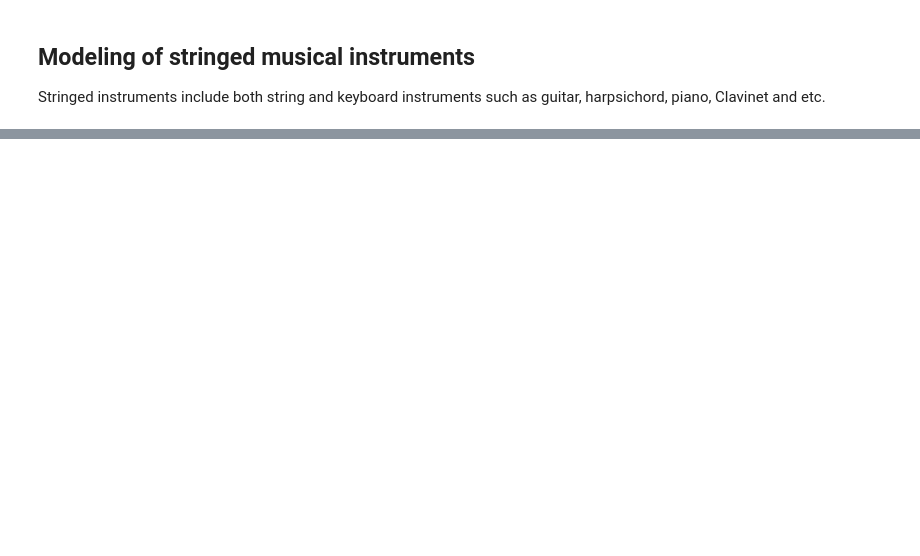
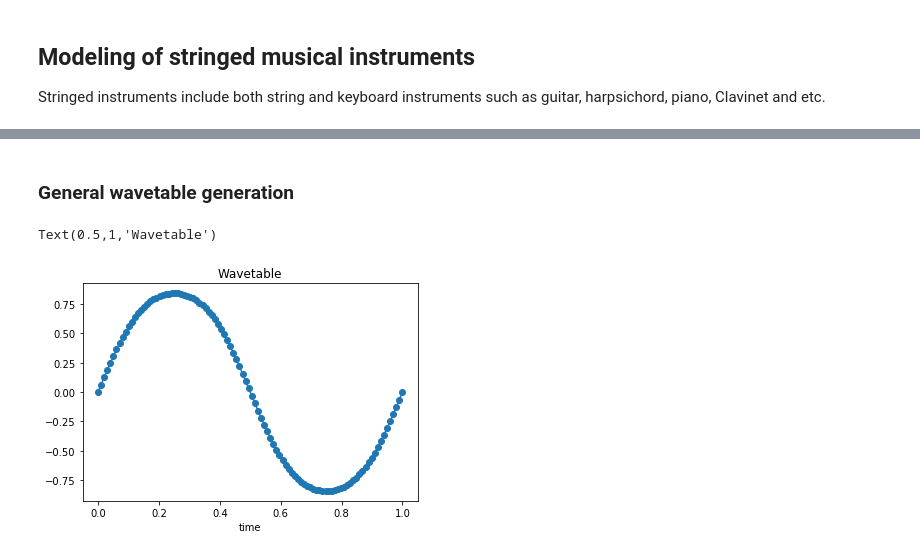
Before and after one commit to SuperShinyEyes/aalto-audio-signal-processing, a Jupyter notebook: learning-diaries/08_physics-based_sound_synthesis.ipynb, the cells around one changed output, grey strips where cells are left out. Cells and saved outputs as stored; diff of their text form; code cells hidden in the pictures; blank space fills up the shorter version.

```diff
--- a/learning-diaries/08_physics-based_sound_synthesis.ipynb
+++ b/learning-diaries/08_physics-based_sound_synthesis.ipynb
@@ -93,0 +100,13 @@ Stringed instruments include both string and keyboard instruments such as guitar
+# %% [markdown]
+
+### General wavetable generation
+# %%
+t = np.linspace(0,1, num=100)
+# Smoothen wavetable by applying sine function twice
+wavetable = np.sin(np.sin(2 * np.pi * t))
+plt.plot(t, wavetable, '-o')
+plt.xlabel('time')
+plt.title("Wavetable")
+# %% [output]
+Text(0.5,1,'Wavetable')
+[figure, added]
```
Also changed, not shown: parts of 35 cells of this notebook, 2 other files.
